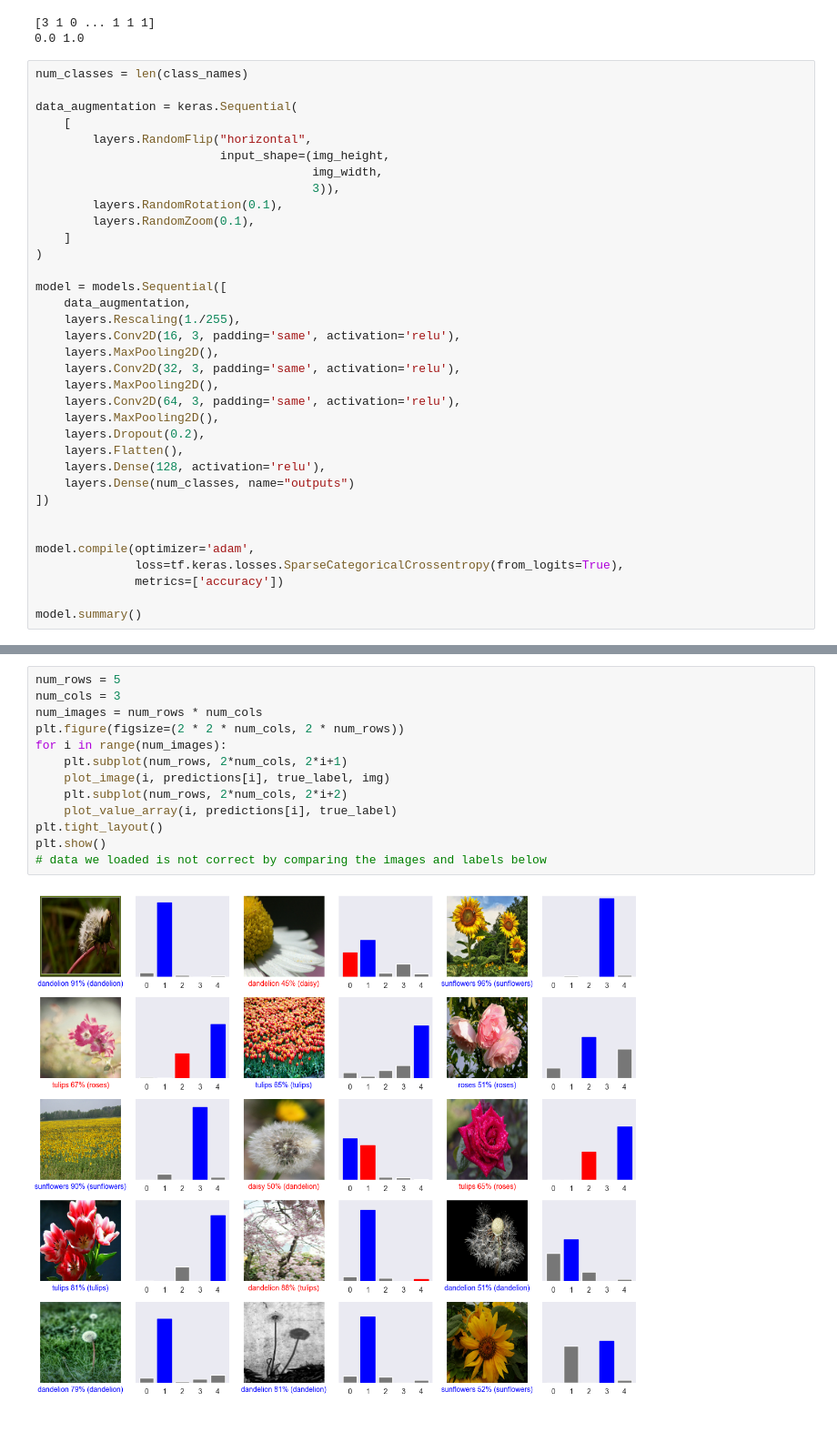
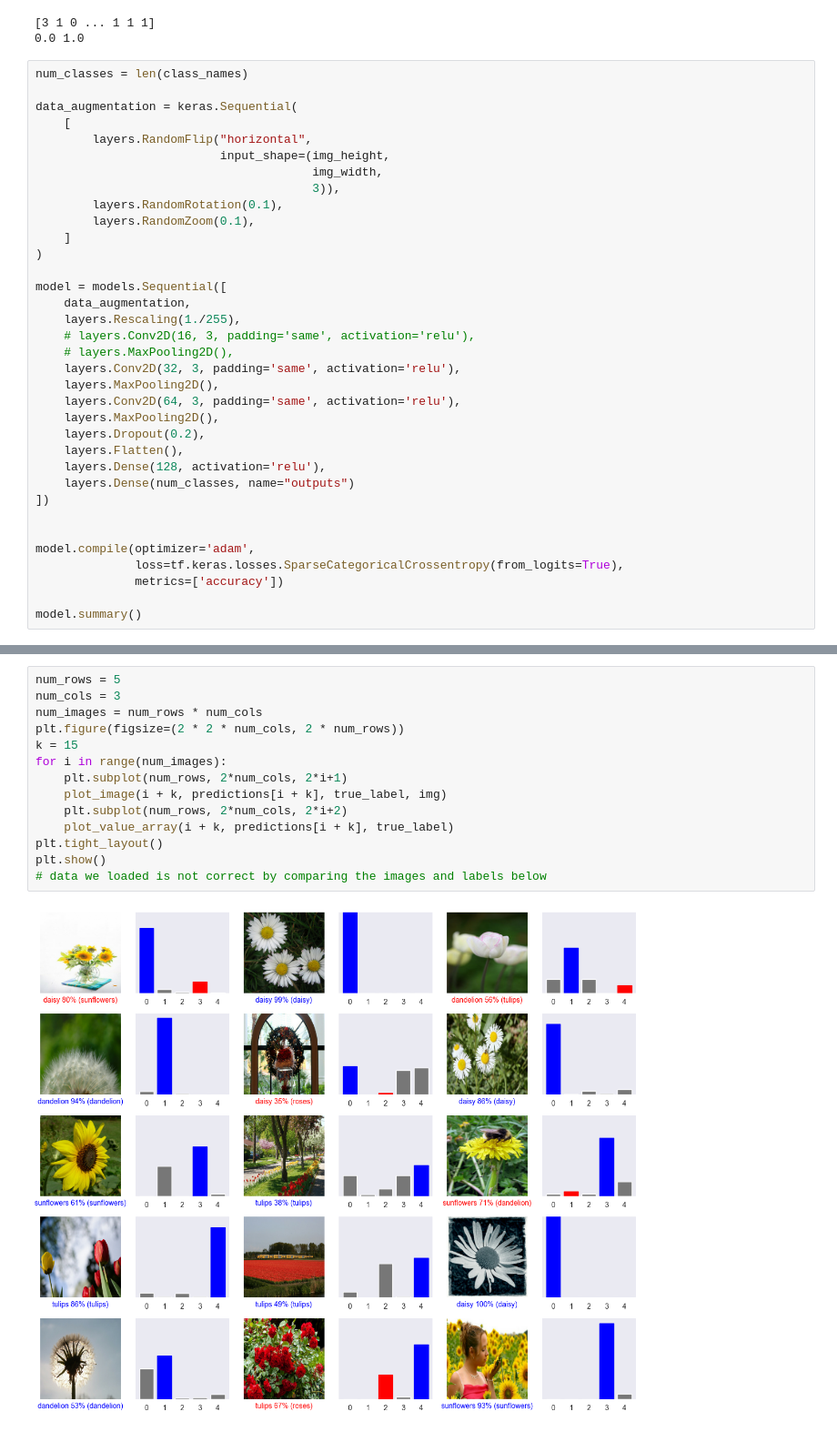
Before and after one commit to bigfrog10/deep_learning_project, a Jupyter notebook: src/task5/flower_classification.ipynb, the cells around one changed output, grey strips where cells are left out. Shown at 91% size. Saved outputs shown, nothing was run; the diff lists cells and outputs as text.

```diff
--- a/src/task5/flower_classification.ipynb
+++ b/src/task5/flower_classification.ipynb
@@ -138,8 +138,8 @@ data_augmentation = keras.Sequential(
 model = models.Sequential([
     data_augmentation,
     layers.Rescaling(1./255),
-    layers.Conv2D(16, 3, padding='same', activation='relu'),
-    layers.MaxPooling2D(),
+    # layers.Conv2D(16, 3, padding='same', activation='relu'),
+    # layers.MaxPooling2D(),
     layers.Conv2D(32, 3, padding='same', activation='relu'),
     layers.MaxPooling2D(),
     layers.Conv2D(64, 3, padding='same', activation='relu'),
@@ -341,15 +341,16 @@ plt.show()
 # %%
 num_rows = 5
 num_cols = 3
 num_images = num_rows * num_cols
 plt.figure(figsize=(2 * 2 * num_cols, 2 * num_rows))
+k = 15
 for i in range(num_images):
     plt.subplot(num_rows, 2*num_cols, 2*i+1)
-    plot_image(i, predictions[i], true_label, img)
+    plot_image(i + k, predictions[i + k], true_label, img)
     plt.subplot(num_rows, 2*num_cols, 2*i+2)
-    plot_value_array(i, predictions[i], true_label)
+    plot_value_array(i + k, predictions[i + k], true_label)
 plt.tight_layout()
 plt.show()
 # data we loaded is not correct by comparing the images and labels below
 # %% [output]
-[figure, old version]
+[figure, new version]
```
Also changed, not shown: parts of 6 cells of this notebook.
